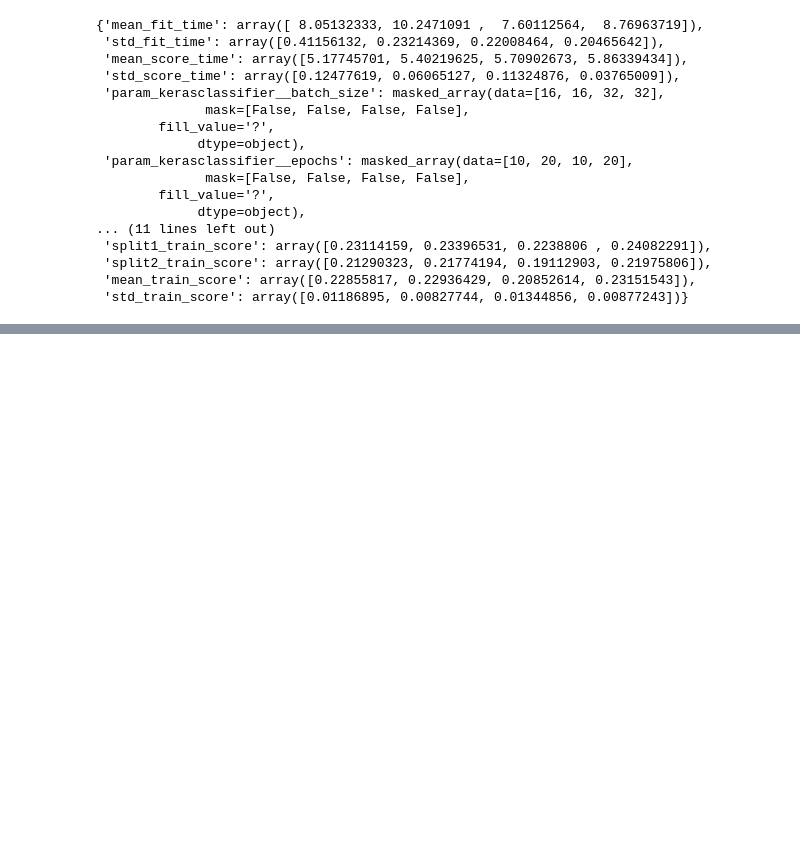
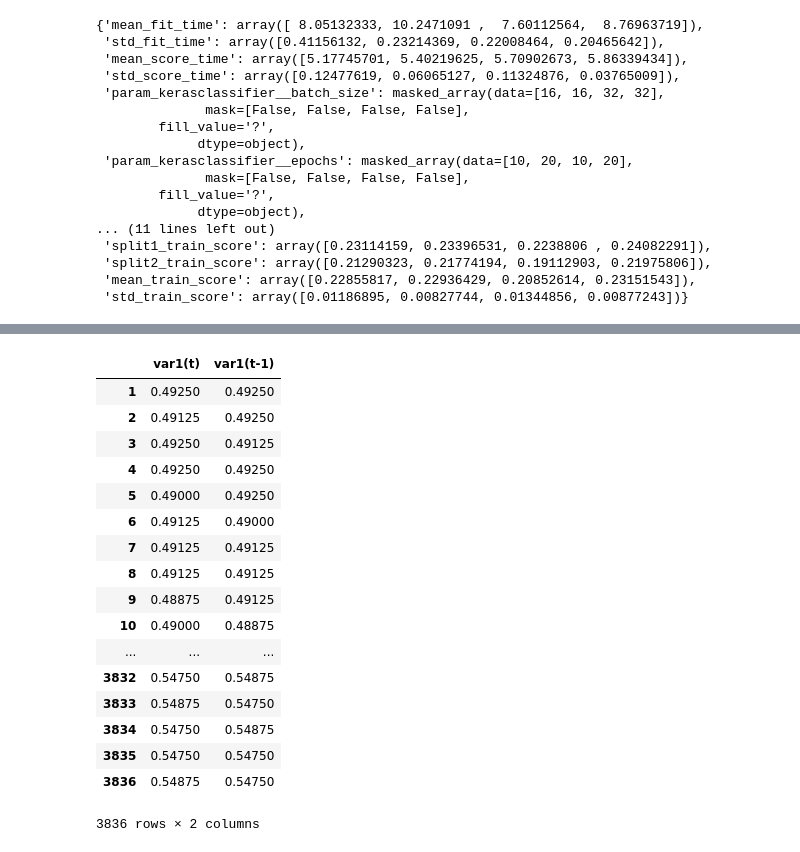
Before and after one commit to chriswegmann/drone_steering, a Jupyter notebook: models/pascal_notebook.ipynb, the cells around one changed output, grey strips where cells are left out. Saved outputs shown, nothing was run; the diff lists cells and outputs as text; code cells hidden in the pictures; blank space fills up the shorter version.

```diff
--- a/models/pascal_notebook.ipynb
+++ b/models/pascal_notebook.ipynb
@@ -370,0 +488,21 @@ We need to adapt the two files as follows in order for them to work on Azure:
+# %%
+series_to_supervised(x)[["var1(t)","var1(t-1)"]]
+# %% [output]
+|  | var1(t) | var1(t-1) |
+| 1 | 0.49250 | 0.49250 |
+| 2 | 0.49125 | 0.49250 |
+| 3 | 0.49250 | 0.49125 |
+| 4 | 0.49250 | 0.49250 |
+| 5 | 0.49000 | 0.49250 |
+| 6 | 0.49125 | 0.49000 |
+| 7 | 0.49125 | 0.49125 |
+| 8 | 0.49125 | 0.49125 |
+| 9 | 0.48875 | 0.49125 |
+| 10 | 0.49000 | 0.48875 |
+| ... | ... | ... |
+| 3832 | 0.54750 | 0.54875 |
+| 3833 | 0.54875 | 0.54750 |
+| 3834 | 0.54750 | 0.54875 |
+| 3835 | 0.54750 | 0.54750 |
+| 3836 | 0.54875 | 0.54750 |
+3836 rows × 2 columns
```
Also changed, not shown: parts of 18 cells of this notebook.
